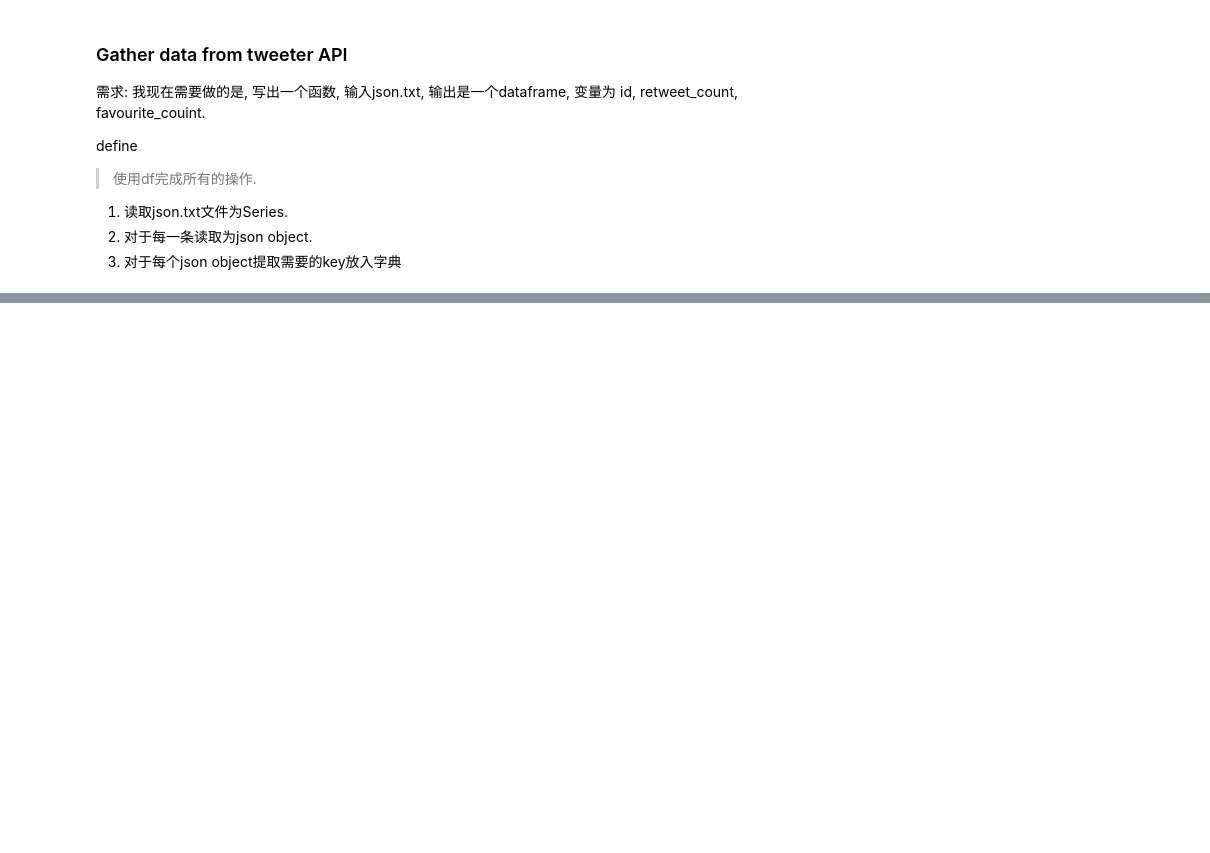
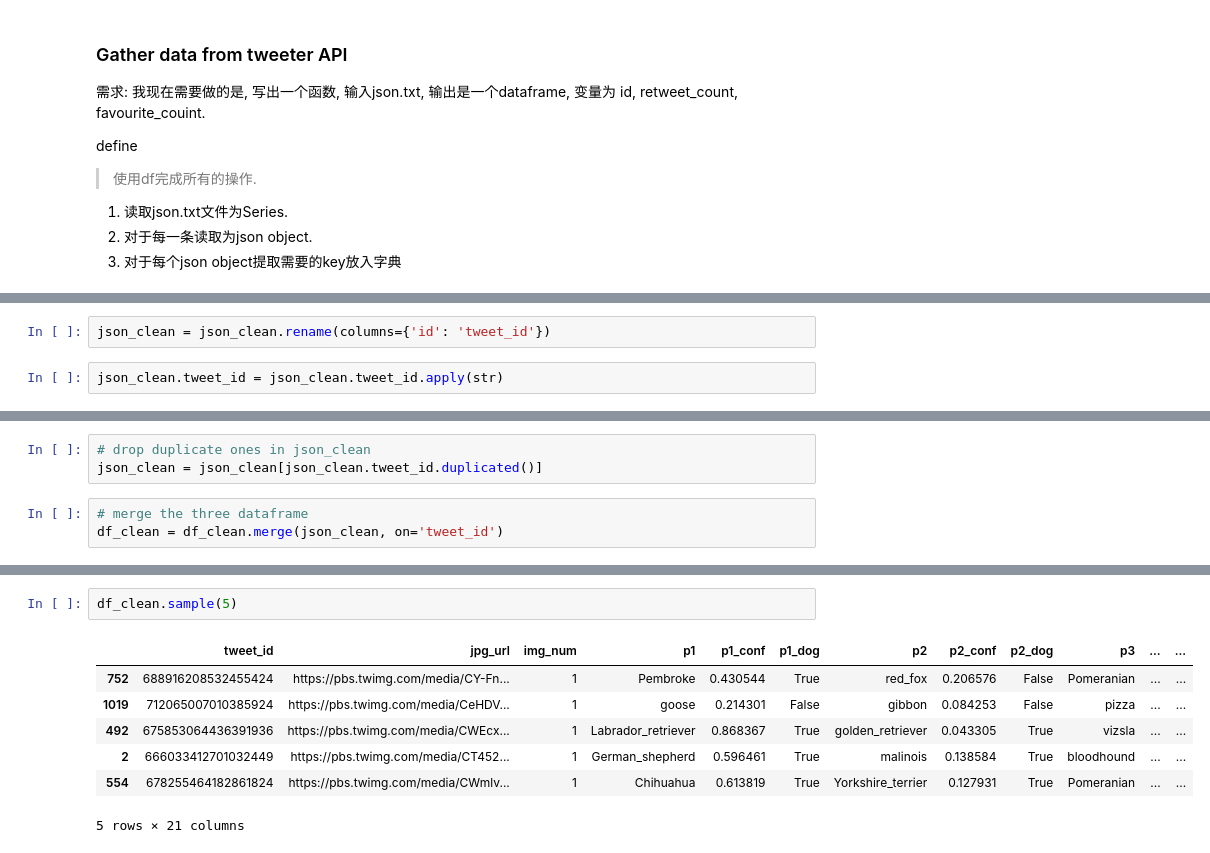
Before and after one commit to Bovey0809/data-analyst, a Jupyter notebook: projects_zh/P3 wrangle_data/wrangle_act.ipynb, the cells around one changed output, grey strips where cells are left out. Cells and saved outputs as stored; diff of their text form; blank space fills up the shorter version.

```diff
--- a/projects_zh/P3 wrangle_data/wrangle_act.ipynb
+++ b/projects_zh/P3 wrangle_data/wrangle_act.ipynb
@@ -341,0 +728,4 @@ create_df_from_json('json.txt', keys)
+# %%
+json_clean = json_clean.rename(columns={'id': 'tweet_id'})
+# %%
+json_clean.tweet_id = json_clean.tweet_id.apply(str)
@@ -341,0 +743,6 @@ create_df_from_json('json.txt', keys)
+# %%
+# drop duplicate ones in json_clean
+json_clean = json_clean[json_clean.tweet_id.duplicated()]
+# %%
+# merge the three dataframe
+df_clean = df_clean.merge(json_clean, on='tweet_id')
@@ -341,0 +769,10 @@ create_df_from_json('json.txt', keys)
+# %%
+df_clean.sample(5)
+# %% [output]
+|  | tweet_id | jpg_url | img_num | p1 | p1_conf | p1_dog | p2 | p2_conf | p2_dog | p3 | ... | ... |
+| 752 | 688916208532455424 | https://pbs.twimg.com/media/CY-Fn... | 1 | Pembroke | 0.430544 | True | red_fox | 0.206576 | False | Pomeranian | ... | ... |
+| 1019 | 712065007010385924 | https://pbs.twimg.com/media/CeHDV... | 1 | goose | 0.214301 | False | gibbon | 0.084253 | False | pizza | ... | ... |
+| 492 | 675853064436391936 | https://pbs.twimg.com/media/CWEcx... | 1 | Labrador_retriever | 0.868367 | True | golden_retriever | 0.043305 | True | vizsla | ... | ... |
+| 2 | 666033412701032449 | https://pbs.twimg.com/media/CT452... | 1 | German_shepherd | 0.596461 | True | malinois | 0.138584 | True | bloodhound | ... | ... |
+| 554 | 678255464182861824 | https://pbs.twimg.com/media/CWmlv... | 1 | Chihuahua | 0.613819 | True | Yorkshire_terrier | 0.127931 | True | Pomeranian | ... | ... |
+5 rows × 21 columns
```
Also changed, not shown: parts of 76 cells of this notebook, 2 other files.
